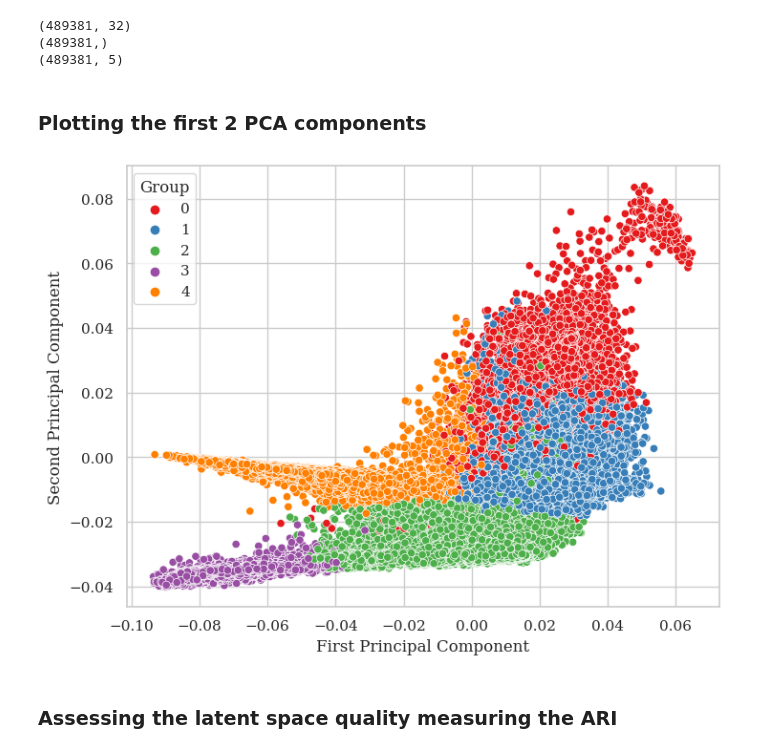
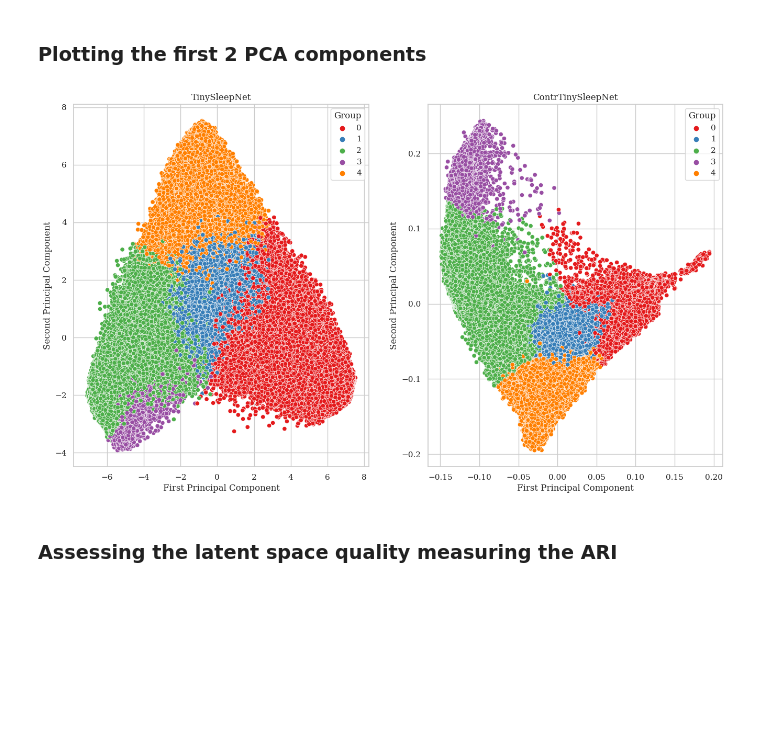
Before and after one commit to guidogagl/physioex, a Jupyter notebook: examples/latent_space_visualization.ipynb, the cells around one changed output. Cells and saved outputs as stored; diff of their text form; code cells hidden in the pictures; blank space fills up the shorter version.

```diff
--- a/examples/latent_space_visualization.ipynb
+++ b/examples/latent_space_visualization.ipynb
@@ -36,32 +65,2 @@ scl_model_path = "models/SCL/tinysleepnet/seqlen=3/SleepPhysionet/2018/fold=0-ep
 
 ### Extracting the latent space projections from the similarity model
-# %%
-model = ContrTinySleepNet.load_from_checkpoint(scl_model_path).eval()
-
-train_projections = []
-y_train_true = []
-y_train_pred = []
-
-# scorri tutti i batch del train dataloader
-for batch in datamodule.train_dataloader():
-    inputs, y_true = batch
-
-    y_train_true.append(y_true)
-
-    projections, y_pred = model(inputs.to(model.device))
-    y_train_pred.append(y_pred.cpu().detach().numpy())
-    train_projections.append(projections.cpu().detach().numpy())
-
-    del projections, y_pred
-
-y_train_true = np.concatenate(y_train_true).reshape(-1)
-train_projections = np.concatenate(train_projections).reshape(y_train_true.shape[0], -1)
-y_train_pred = np.concatenate(y_train_pred).reshape(-1, 5)
-
-print(train_projections.shape)
-print(y_train_true.shape)
-print(y_train_pred.shape)
-# %% [output]
-(489381, 32)
-(489381,)
-(489381, 5)
@@ -68,28 +80,42 @@ print(y_train_pred.shape)
+# %%
+true_indx = [True for i in range(len(y_train_true))]
+contr_true_indx = [True for i in range(len(contr_y_train_true))]
 # %% [markdown]
 ### Plotting the first 2 PCA components
 # %%
-preds = np.argmax(y_train_pred, axis = 1)
-true_indx = np.where(y_train_true == preds)[0]
+
 
 pca = PCA(n_components=2)
-principal_components = pca.fit_transform(train_projections[true_indx, :])
+principal_components = pca.fit_transform(train_projection[true_indx, :])
 true_positive = y_train_true[true_indx]
 
 df = pd.DataFrame({
-    'First Principal Component': train_projections[true_indx, 0],
-    'Second Principal Component': train_projections[true_indx, 1],
+    'First Principal Component': principal_components[:, 0],
+    'Second Principal Component': principal_components[:, 1],
     'Group': true_positive
 })
 
-plt.figure(figsize=(8, 6))
+pca = PCA(n_components=2)
+contr_principal_components = pca.fit_transform(contr_train_projections[contr_true_indx, :])
+contr_true_positive = contr_y_train_true[contr_true_indx]
 
-# Utilizza seaborn.scatterplot
-sns.scatterplot(data=df, x='First Principal Component', y='Second Principal Component', hue='Group', palette='Set1')
-
-plt.show()
-plt.close()
+contr_df = pd.DataFrame({
+    'First Principal Component': contr_principal_components[:, 0],
+    'Second Principal Component': contr_principal_components[:, 1],
+    'Group': contr_true_positive
+})
-# %% [output]
-[figure, removed]
+# %%
+
+fig, axes = plt.subplots(1, 2, figsize=(16,9))
+
+# Utilizza seaborn.scatterplot
+sns.scatterplot(data=df, x='First Principal Component', y='Second Principal Component', hue='Group', palette='Set1', ax = axes[0]).set(title='TinySleepNet')
+sns.scatterplot(data=contr_df, x='First Principal Component', y='Second Principal Component', hue='Group', palette='Set1', ax = axes[1]).set(title='ContrTinySleepNet')
+
+plt.show()
+plt.close()
+# %% [output]
+[figure, added]
 # %% [markdown]
 ### Assessing the latent space quality measuring the ARI
 # %%
```
Also changed, not shown: parts of 16 cells of this notebook, 17 other files.
